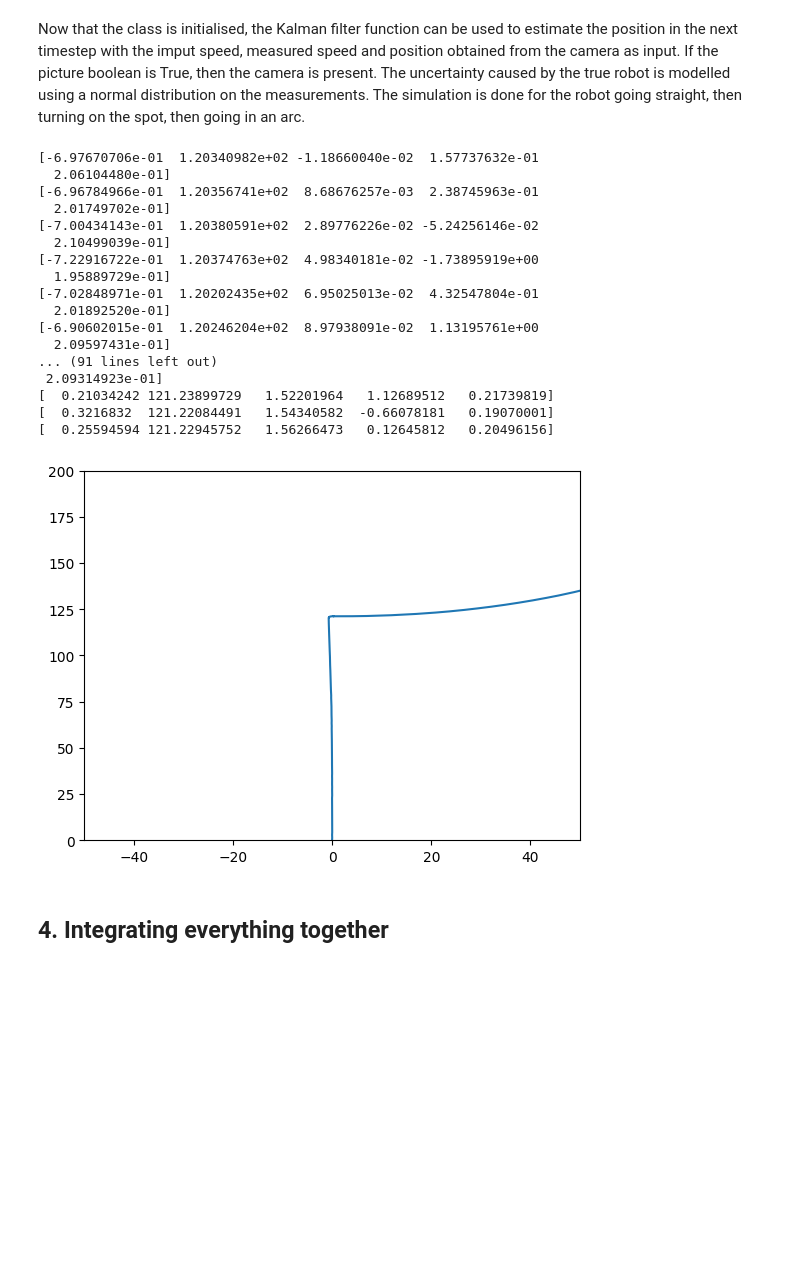
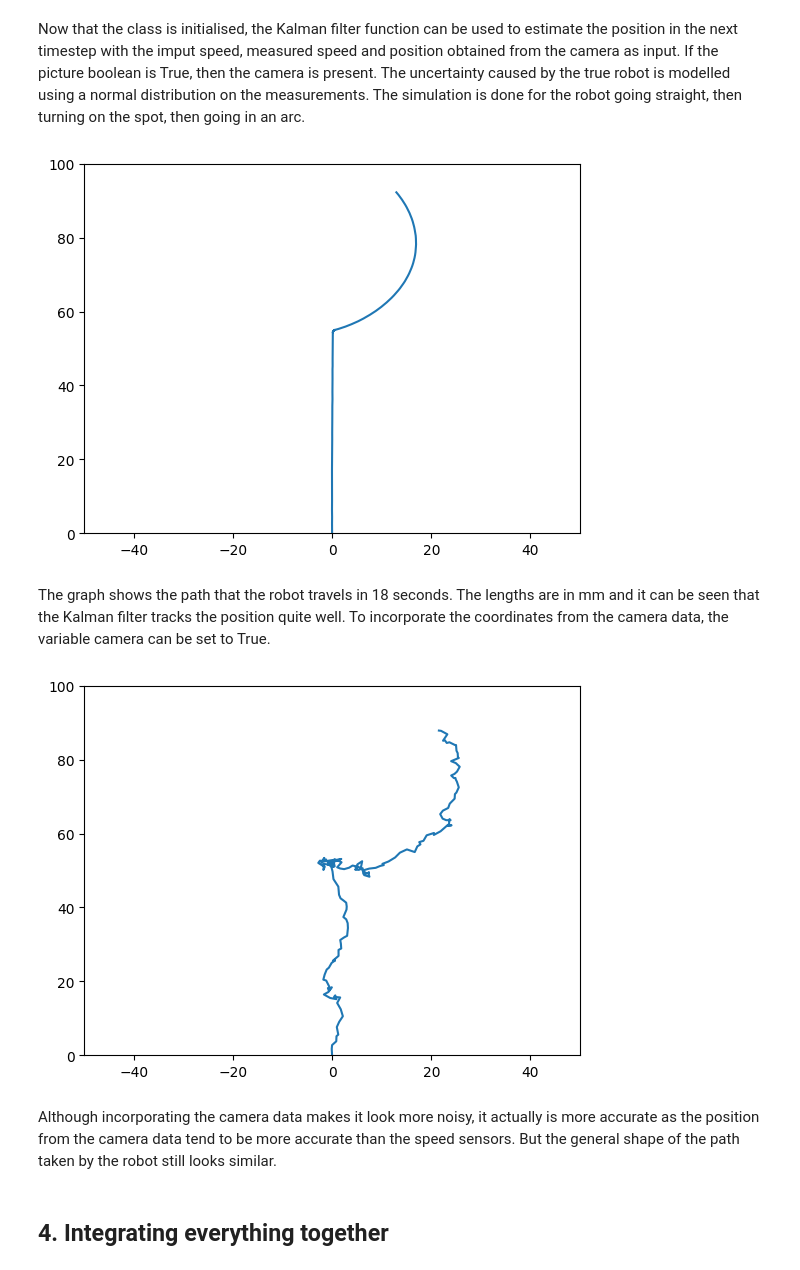
Before and after one commit to louisgevers/mobile-robotics-project, a Jupyter notebook: notebooks/report.ipynb, the cells around one changed output. Drawn from its saved outputs; the diff is of its cells as text; code cells hidden in the pictures; blank space fills up the shorter version.

Commit message:
filtering 2

```diff
--- a/notebooks/report.ipynb
+++ b/notebooks/report.ipynb
@@ -568,60 +568,80 @@ An example simulation of the robot will be done here to give an example of how t
 In filtering.py, a Filter class is created which stores all properties of the Kalman filter. This class stores the precious state and variance, the length of the robot, the timestep and covariance matrices
 # %%
 Initial_state=model.Robot(position=model.Point(x=0, y=0), angle=0)
+kalman=filtering.Filter(Initial_state)
 # %% [markdown]
 Now that the class is initialised, the Kalman filter function can be used to estimate the position in the next timestep with the imput speed, measured speed and position obtained from the camera as input. If the picture boolean is True, then the camera is present. The uncertainty caused by the true robot is modelled using a normal distribution on the measurements. The simulation is done for the robot going straight, then turning on the spot, then going in an arc.
+# %%
+iter=60
+picture=False
+speedvar=6.15
+posvar=1
+thetavar=0.01
+coord=np.array([0,0,0])
+x=[]
+inputspeed=np.array([60,60])
+for i in range(iter):
+    xnext=kalman.kalman_filter(inputspeed,np.random.normal(inputspeed,[speedvar,speedvar]),coord,picture)
+    coord=np.random.normal(xnext[:3]+0.1*np.array([xnext[3]*np.sin(xnext[2]),xnext[3]*np.cos(xnext[2]),xnext[4]]),[posvar,posvar,thetavar])
+    x.append(xnext.tolist())
+
+inputspeed=np.array([100,-100])
+for i in range(iter):
+    xnext=kalman.kalman_filter(inputspeed,np.random.normal(inputspeed,[speedvar,speedvar]),coord,picture)
+    coord=np.random.normal(xnext[:3]+0.1*np.array([xnext[3]*np.sin(xnext[2]),xnext[3]*np.cos(xnext[2]),xnext[4]]),[posvar,posvar,thetavar])
+    x.append(xnext.tolist())
+
+inputspeed=np.array([-100,200])
+for i in range(iter):
+    xnext=kalman.kalman_filter(inputspeed,np.random.normal(inputspeed,[speedvar,speedvar]),coord,picture)
+    coord=np.random.normal(xnext[:3]+0.1*np.array([xnext[3]*np.sin(xnext[2]),xnext[3]*np.cos(xnext[2]),xnext[4]]),[posvar,posvar,thetavar])
+    x.append(xnext.tolist())
+
+x=np.array(x)
+plt.plot(x[:,0],x[:,1])
+plt.xlim([-50,50])
+plt.ylim([0,100])
+plt.show()
+# %% [output]
+[figure, added]
+# %% [markdown]
+The graph shows the path that the robot travels in 18 seconds. The lengths are in mm and it can be seen that the Kalman filter tracks the position quite well. To incorporate the coordinates from the camera data, the variable camera can be set to True.
 # %%
 kalman=filtering.Filter(Initial_state)
-iter=80
-picture=False
+iter=60
+picture=True
 speedvar=6.15
-posvar=0.1
+posvar=1
 thetavar=0.01
 coord=np.array([0,0,0])
 x=[]
-inputspeed=np.array([100,100])
+inputspeed=np.array([60,60])
 for i in range(iter):
     xnext=kalman.kalman_filter(inputspeed,np.random.normal(inputspeed,[speedvar,speedvar]),coord,picture)
-    coord=np.random.normal(xnext[:3],[posvar,posvar,thetavar])
+    coord=np.random.normal(xnext[:3]+0.1*np.array([xnext[3]*np.sin(xnext[2]),xnext[3]*np.cos(xnext[2]),xnext[4]]),[posvar,posvar,thetavar])
     x.append(xnext.tolist())
 
 inputspeed=np.array([100,-100])
 for i in range(iter):
     xnext=kalman.kalman_filter(inputspeed,np.random.normal(inputspeed,[speedvar,speedvar]),coord,picture)
-    coord=np.random.normal(xnext[:3],[posvar,posvar,thetavar])
-    print(xnext)
+    coord=np.random.normal(xnext[:3]+0.1*np.array([xnext[3]*np.sin(xnext[2]),xnext[3]*np.cos(xnext[2]),xnext[4]]),[posvar,posvar,thetavar])
     x.append(xnext.tolist())
 
-inputspeed=np.array([10,120])
+inputspeed=np.array([-100,200])
 for i in range(iter):
     xnext=kalman.kalman_filter(inputspeed,np.random.normal(inputspeed,[speedvar,speedvar]),coord,picture)
-    coord=np.random.normal(xnext[:3],[posvar,posvar,thetavar])
+    coord=np.random.normal(xnext[:3]+0.1*np.array([xnext[3]*np.sin(xnext[2]),xnext[3]*np.cos(xnext[2]),xnext[4]]),[posvar,posvar,thetavar])
     x.append(xnext.tolist())
 
 x=np.array(x)
 plt.plot(x[:,0],x[:,1])
 plt.xlim([-50,50])
-plt.ylim([0,200])
+plt.ylim([0,100])
 plt.show()
 # %% [output]
-[-6.97670706e-01  1.20340982e+02 -1.18660040e-02  1.57737632e-01
-  2.06104480e-01]
-[-6.96784966e-01  1.20356741e+02  8.68676257e-03  2.38745963e-01
-  2.01749702e-01]
-[-7.00434143e-01  1.20380591e+02  2.89776226e-02 -5.24256146e-02
-  2.10499039e-01]
-[-7.22916722e-01  1.20374763e+02  4.98340181e-02 -1.73895919e+00
-  1.95889729e-01]
-[-7.02848971e-01  1.20202435e+02  6.95025013e-02  4.32547804e-01
-  2.01892520e-01]
-[-6.90602015e-01  1.20246204e+02  8.97938091e-02  1.13195761e+00
-  2.09597431e-01]
-... (91 lines left out)
- 2.09314923e-01]
-[  0.21034242 121.23899729   1.52201964   1.12689512   0.21739819]
-[  0.3216832  121.22084491   1.54340582  -0.66078181   0.19070001]
-[  0.25594594 121.22945752   1.56266473   0.12645812   0.20496156]
-[figure, old version]
+[figure, new version]
+# %% [markdown]
+Although incorporating the camera data makes it look more noisy, it actually is more accurate as the position from the camera data tend to be more accurate than the speed sensors. But the general shape of the path taken by the robot still looks similar.
 # %% [markdown]
 ## 4. Integrating everything together
 # %%
```
Also changed, not shown: 1 other file.
